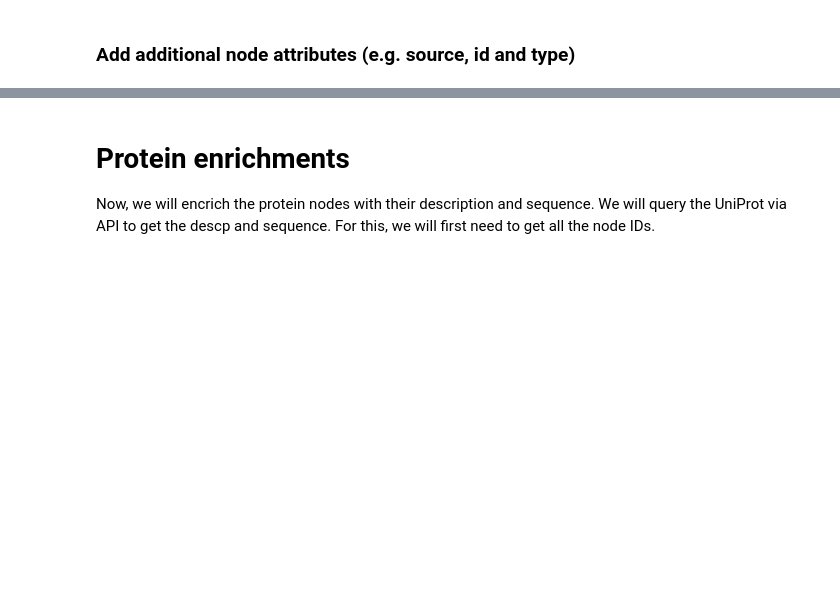
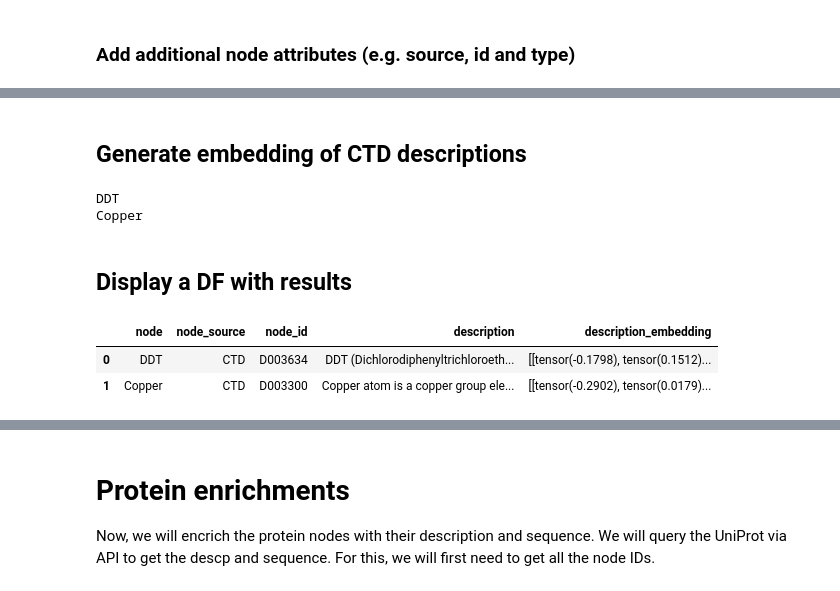
Before and after one commit to varsha1206/AIAgents4Pharma, a Jupyter notebook: docs/notebooks/talk2knowledgegraphs/tutorial_primekg_enrichment.ipynb, the cells around one changed output, grey strips where cells are left out. Drawn from its saved outputs; the diff is of its cells as text; code cells hidden in the pictures; blank space fills up the shorter version.

```diff
--- a/docs/notebooks/talk2knowledgegraphs/tutorial_primekg_enrichment.ipynb
+++ b/docs/notebooks/talk2knowledgegraphs/tutorial_primekg_enrichment.ipynb
@@ -165,0 +262,9 @@ kg = nx.compose(G, kg)
+# %%
+for pubchem_attr in list_pubchem_attrs:
+    node = pubchem_attr.name
+    description = pubchem_attr.description
+    # print (f"node: {node}, description: {description}")
+    G.add_nodes_from([(node, {'description': description})])
+
+# Recompose the graph
+kg = nx.compose(G, kg)
@@ -165,0 +274,47 @@ kg = nx.compose(G, kg)
+# %% [markdown]
+## Generate embedding of CTD descriptions
+# %%
+for i, node in tqdm(enumerate(kg.nodes)):
+    node_id = kg.nodes[node].get('node_id')
+    if kg.nodes[node].get('description') is None:
+        continue
+    print (node)
+    desc = kg.nodes[node].get('description')
+    # print (desc)
+    outputs = biobert_model.embed_documents([desc])
+    # print (outputs)
+    G.add_nodes_from([(node, {'description_embedding': outputs})])
+    # torch.cuda.synchronize()
+    # torch.cuda.empty_cache()
+
+# Recompose the graph
+kg = nx.compose(G, kg)
+# %% [output]
+DDT
+Copper
+# %% [markdown]
+## Display a DF with results
+# %%
+import pandas as pd
+dic = {'node':[],
+       'node_source':[],
+       'node_id':[],
+       'description':[],
+       'description_embedding':[]}
+for node in tqdm(kg.nodes):
+    node_id = kg.nodes[node].get('node_id')
+    if kg.nodes[node].get('description') is None:
+        continue
+    dic['node'].append(node)
+    dic['node_source'].append(kg.nodes[node].get('node_source'))
+    dic['node_id'].append(kg.nodes[node].get('node_id'))
+    dic['description'].append(kg.nodes[node].get('description'))
+    dic['description_embedding'].append(kg.nodes[node].get('description_embedding'))
+    # print (node, kg.nodes[node].get('description'), kg.nodes[node].get('sequence'), kg.nodes[node].get('description_embedding'))
+
+df = pd.DataFrame(dic)
+df
+# %% [output]
+|  | node | node_source | node_id | description | description_embedding |
+| 0 | DDT | CTD | D003634 | DDT (Dichlorodiphenyltrichloroeth... | [[tensor(-0.1798), tensor(0.1512)... |
+| 1 | Copper | CTD | D003300 | Copper atom is a copper group ele... | [[tensor(-0.2902), tensor(0.0179)... |
```
Also changed, not shown: parts of 41 cells of this notebook, 16 other files.
